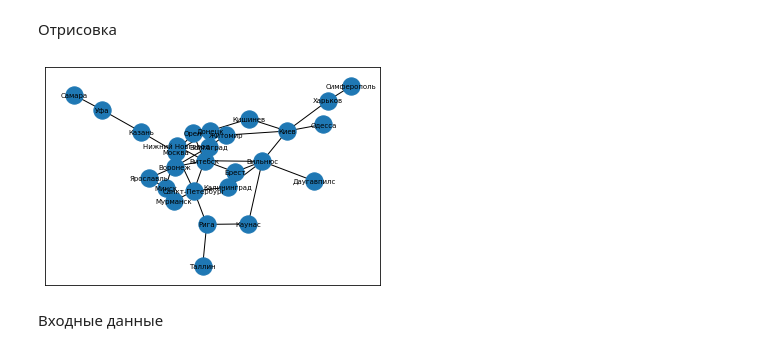
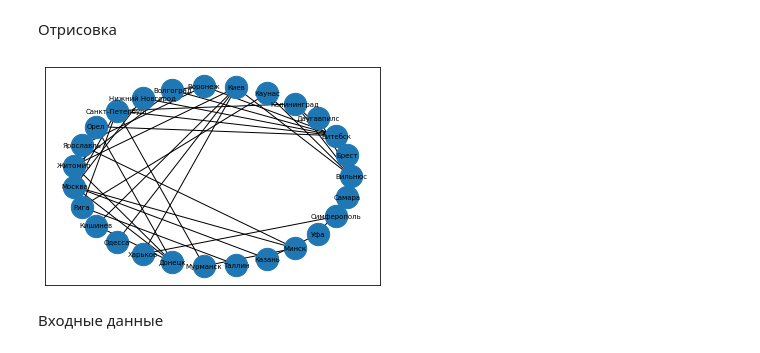
Before and after one commit to nanikon/artificial-intelligence-systems, a Jupyter notebook: lab2/notebook.ipynb, the cells around one changed output. Cells and saved outputs as stored; diff of their text form; code cells hidden in the pictures.

```diff
--- a/lab2/notebook.ipynb
+++ b/lab2/notebook.ipynb
@@ -74,11 +74,11 @@ cities = {
 # %%
 G = nx.Graph()
 for first_city in cities.keys():
     for second_city in cities[first_city]:
         G.add_edge(first_city, second_city, weight = cities[first_city][second_city])
-nx.draw_networkx(G, pos=nx.spring_layout(G), with_labels = True, font_size = 7, node_size=300)
+nx.draw_networkx(G, pos=nx.circular_layout(G), with_labels = True, font_size = 7, node_size=500)
 # %% [output]
-[figure, old version]
+[figure, new version]
 # %% [markdown]
 Входные данные
 # %%
```
Also changed, not shown: parts of 1 cell of this notebook.
